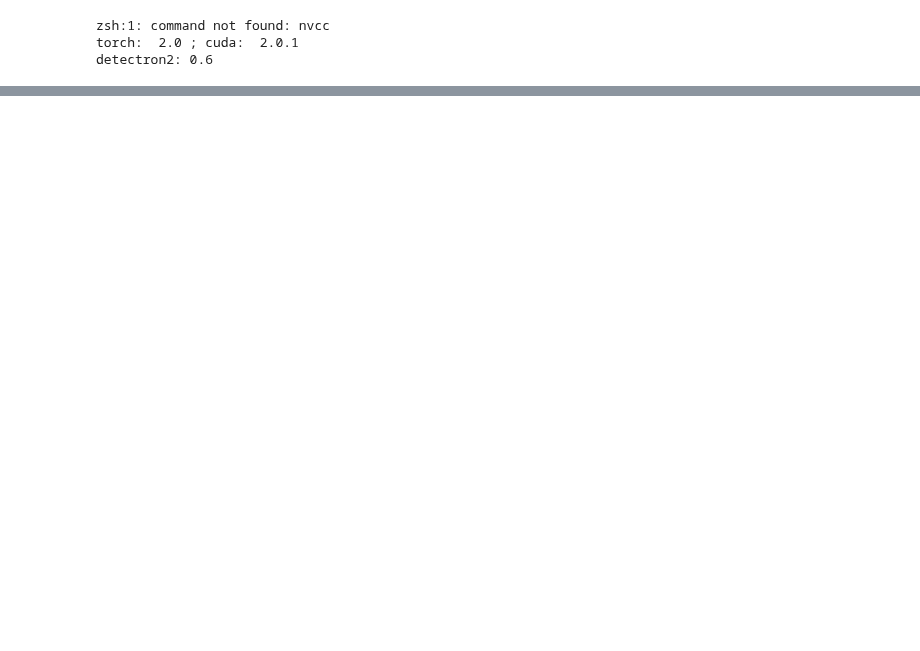
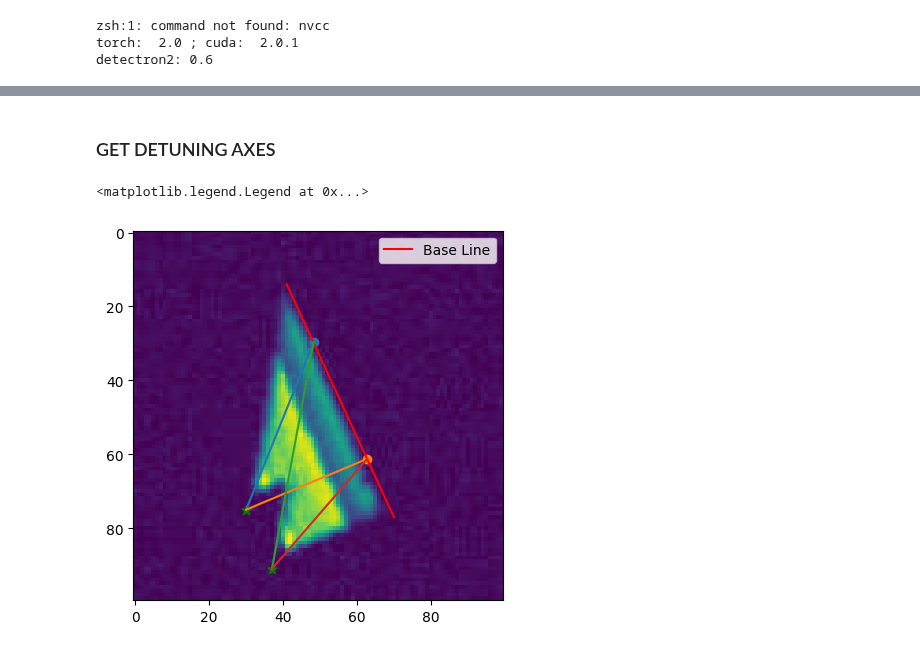
Before and after one commit to mainCSG/QuantumDotControl, a Jupyter notebook: autotuning/fine_tuning/src/visualize_training_data.ipynb, the cells around one changed output, grey strips where cells are left out. Cells and saved outputs as stored; diff of their text form; code cells hidden in the pictures; blank space fills up the shorter version.

```diff
--- a/autotuning/fine_tuning/src/visualize_training_data.ipynb
+++ b/autotuning/fine_tuning/src/visualize_training_data.ipynb
@@ -161,0 +347,31 @@ plt.show()
+# %% [markdown]
+### GET DETUNING AXES
+# %%
+# Step 1, get points on the convex hull furthest from the baseline
+possible_vertices = list(range(len(chull_points)))
+#Note that you need to delete them in reverse order so that you don't throw off the subsequent indexes.
+
+for i in sorted(key_with_highest_prob_and_dist,reverse=True):
+    possible_vertices.pop(i)
+
+def midpoint(point1, point2):
+    return ((point1[0] + point2[0]) / 2, (point1[1] + point2[1]) / 2)
+
+plt.imshow(img)
+plt.plot(base_line[:,0], base_line[:,1],label='Base Line', c='r')
+for i in possible_vertices:
+    plt.scatter(chull_points[i,0], chull_points[i,1],marker='*', c='g',s=50)
+M = midpoint(base_line[0], base_line[1])
+M1 = midpoint(M, base_line[0])
+M2 = midpoint(M, base_line[1])
+
+plt.scatter(M1[0], M1[1])
+
+for i in possible_vertices:
+    plt.plot([chull_points[i][0]]+[M1[0]], [chull_points[i][1]]+[M1[1]])
+    plt.plot([chull_points[i][0]]+[M2[0]], [chull_points[i][1]]+[M2[1]])
+plt.scatter(M2[0], M2[1])
+plt.legend(loc='best')
+# %% [output]
+<matplotlib.legend.Legend at 0x...>
+[figure, added]
```
Also changed, not shown: parts of 6 cells of this notebook, 2 other files.
